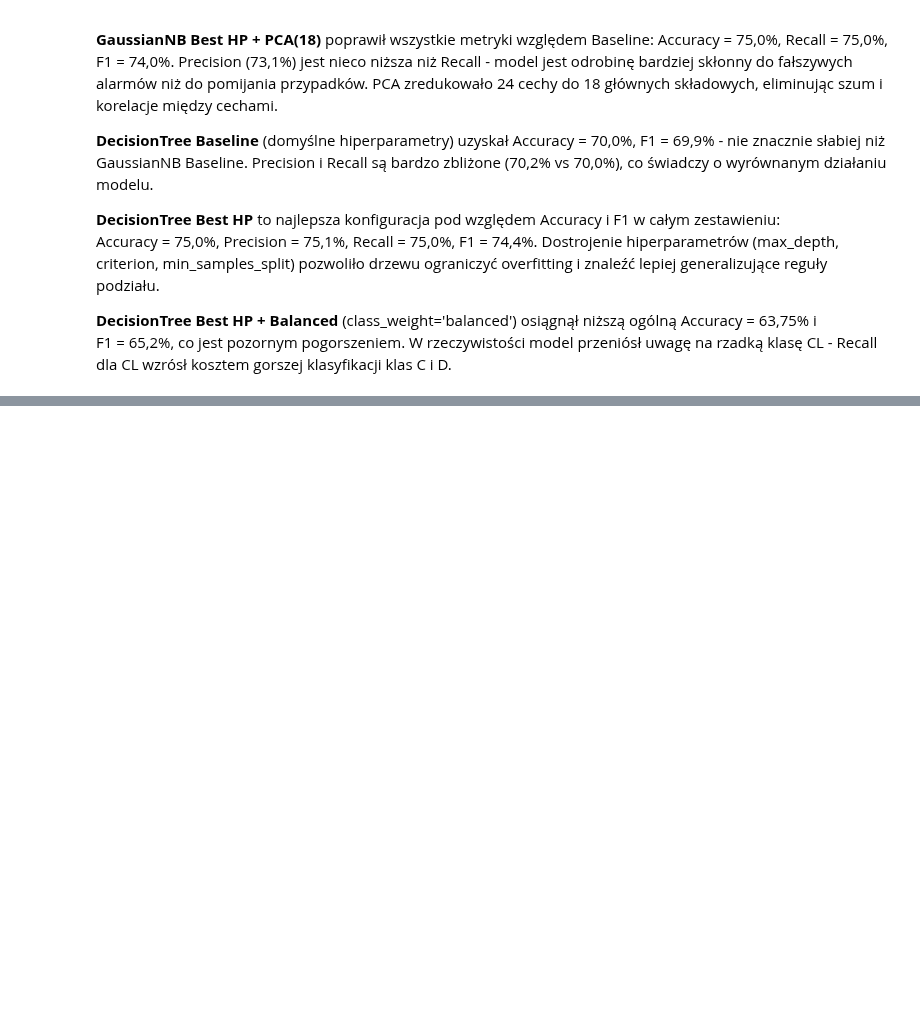
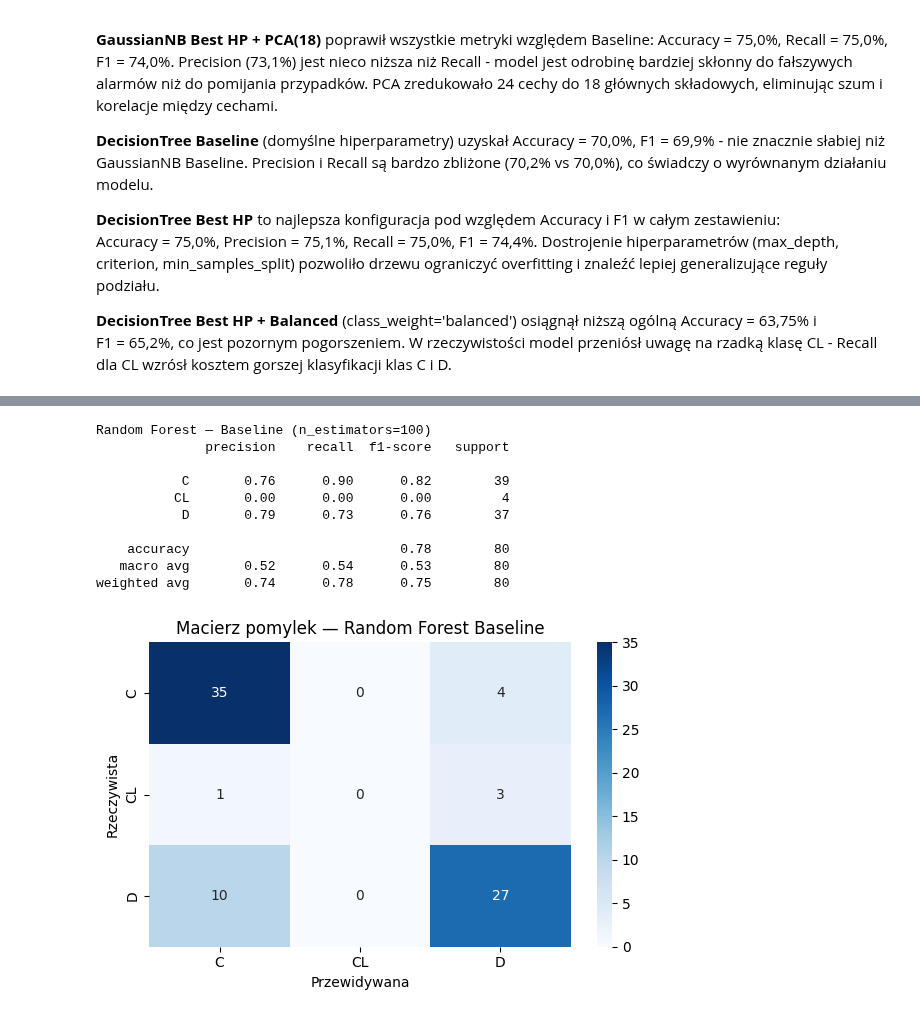
Before and after one commit to rozamazurek/-Cirrhosis-Patient-Survival-Prediction, a Jupyter notebook: eda.ipynb, the cells around one changed output, grey strips where cells are left out. Saved outputs shown, nothing was run; the diff lists cells and outputs as text; code cells hidden in the pictures; blank space fills up the shorter version.

```diff
--- a/eda.ipynb
+++ b/eda.ipynb
@@ -1454,0 +1469,22 @@ DecisionTree Best HP + Balanced    0.6375   0.676789  0.6375 0.652299
+# %%
+from sklearn.ensemble import RandomForestClassifier
+
+rf_base = RandomForestClassifier(random_state=42, n_jobs=-1)
+rf_base.fit(X_train, y_train)
+y_pred_rf_base = rf_base.predict(X_test)
+
+print('Random Forest — Baseline (n_estimators=100)')
+print(classification_report(y_test, y_pred_rf_base))
+plot_confusion(y_test, y_pred_rf_base, 'Macierz pomylek — Random Forest Baseline')
+# %% [output]
+Random Forest — Baseline (n_estimators=100)
+              precision    recall  f1-score   support
+
+           C       0.76      0.90      0.82        39
+          CL       0.00      0.00      0.00         4
+           D       0.79      0.73      0.76        37
+
+    accuracy                           0.78        80
+   macro avg       0.52      0.54      0.53        80
+weighted avg       0.74      0.78      0.75        80
+[figure, added]
```
Also changed, not shown: parts of 16 cells of this notebook.
